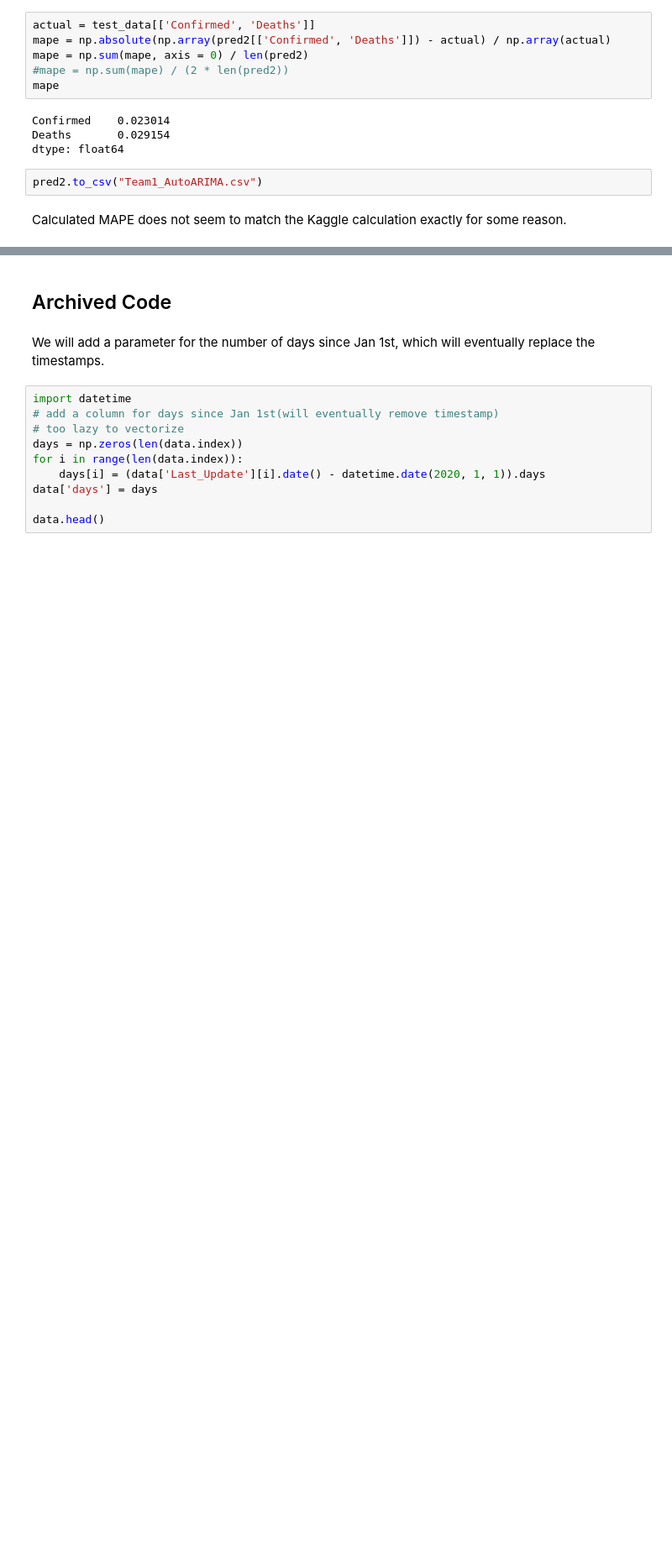
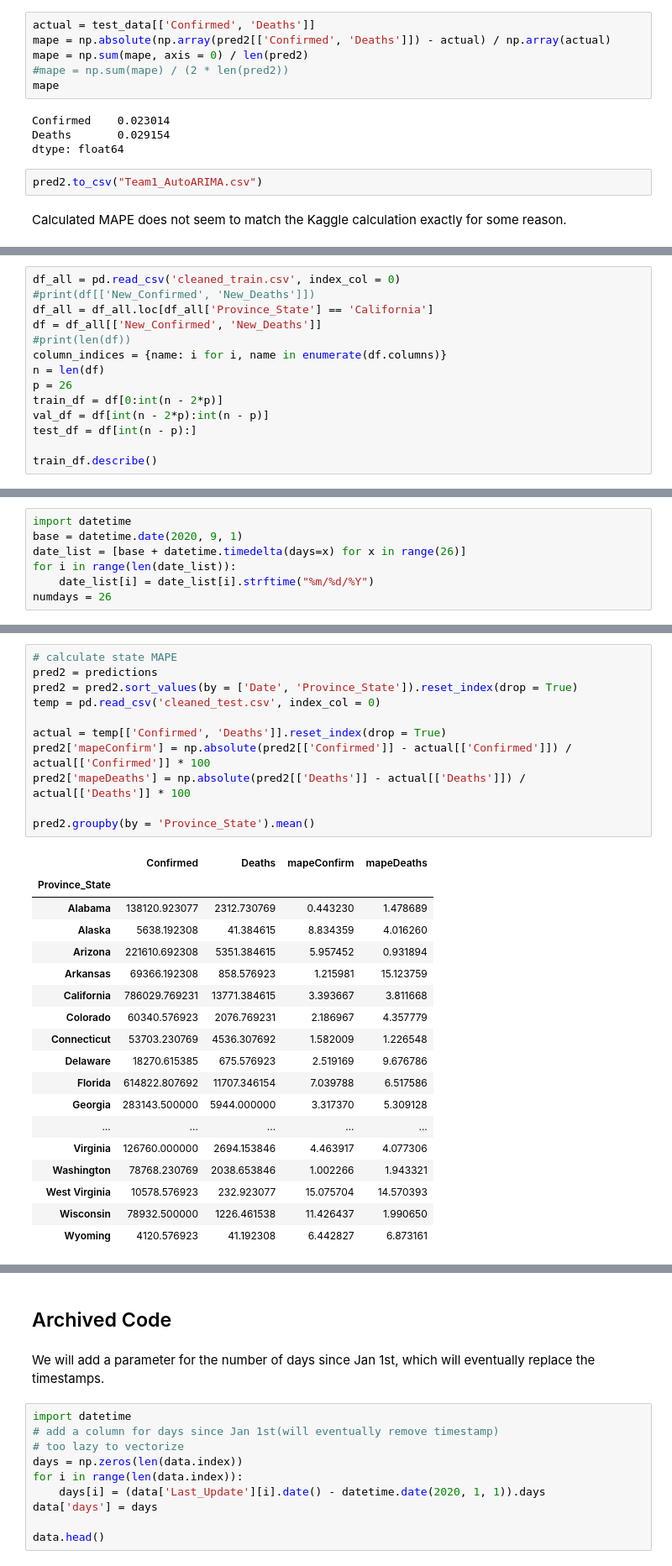
Before and after one commit to chauedwin/CS145-COVID, a Jupyter notebook: COVID_Prediction.ipynb, the cells around one changed output, grey strips where cells are left out. Shown at 84% size. Drawn from its saved outputs; the diff is of its cells as text; blank space fills up the shorter version.

```diff
--- a/COVID_Prediction.ipynb
+++ b/COVID_Prediction.ipynb
@@ -534,0 +571,14 @@ Calculated MAPE does not seem to match the Kaggle calculation exactly for some r
+# %%
+df_all = pd.read_csv('cleaned_train.csv', index_col = 0)
+#print(df[['New_Confirmed', 'New_Deaths']])
+df_all = df_all.loc[df_all['Province_State'] == 'California']
+df = df_all[['New_Confirmed', 'New_Deaths']]
+#print(len(df))
+column_indices = {name: i for i, name in enumerate(df.columns)}
+n = len(df)
+p = 26
+train_df = df[0:int(n - 2*p)]
+val_df = df[int(n - 2*p):int(n - p)]
+test_df = df[int(n - p):]
+
+train_df.describe()
@@ -534,0 +877,7 @@ Calculated MAPE does not seem to match the Kaggle calculation exactly for some r
+# %%
+import datetime
+base = datetime.date(2020, 9, 1)
+date_list = [base + datetime.timedelta(days=x) for x in range(26)]
+for i in range(len(date_list)):
+    date_list[i] = date_list[i].strftime("%m/%d/%Y")
+numdays = 26
@@ -534,0 +953,30 @@ Calculated MAPE does not seem to match the Kaggle calculation exactly for some r
+# %%
+# calculate state MAPE
+pred2 = predictions
+pred2 = pred2.sort_values(by = ['Date', 'Province_State']).reset_index(drop = True)
+temp = pd.read_csv('cleaned_test.csv', index_col = 0)
+
+actual = temp[['Confirmed', 'Deaths']].reset_index(drop = True)
+pred2['mapeConfirm'] = np.absolute(pred2[['Confirmed']] - actual[['Confirmed']]) / actual[['Confirmed']] * 100
+pred2['mapeDeaths'] = np.absolute(pred2[['Deaths']] - actual[['Deaths']]) / actual[['Deaths']] * 100
+
+pred2.groupby(by = 'Province_State').mean()
+# %% [output]
+|  | Confirmed | Deaths | mapeConfirm | mapeDeaths |
+| Province_State |  |  |  |  |
+| Alabama | 138120.923077 | 2312.730769 | 0.443230 | 1.478689 |
+| Alaska | 5638.192308 | 41.384615 | 8.834359 | 4.016260 |
+| Arizona | 221610.692308 | 5351.384615 | 5.957452 | 0.931894 |
+| Arkansas | 69366.192308 | 858.576923 | 1.215981 | 15.123759 |
+| California | 786029.769231 | 13771.384615 | 3.393667 | 3.811668 |
+| Colorado | 60340.576923 | 2076.769231 | 2.186967 | 4.357779 |
+| Connecticut | 53703.230769 | 4536.307692 | 1.582009 | 1.226548 |
+| Delaware | 18270.615385 | 675.576923 | 2.519169 | 9.676786 |
+| Florida | 614822.807692 | 11707.346154 | 7.039788 | 6.517586 |
+| Georgia | 283143.500000 | 5944.000000 | 3.317370 | 5.309128 |
+| ... | ... | ... | ... | ... |
+| Virginia | 126760.000000 | 2694.153846 | 4.463917 | 4.077306 |
+| Washington | 78768.230769 | 2038.653846 | 1.002266 | 1.943321 |
+| West Virginia | 10578.576923 | 232.923077 | 15.075704 | 14.570393 |
+| Wisconsin | 78932.500000 | 1226.461538 | 11.426437 | 1.990650 |
+| Wyoming | 4120.576923 | 41.192308 | 6.442827 | 6.873161 |
```
Also changed, not shown: parts of 17 cells of this notebook, 3 other files.
